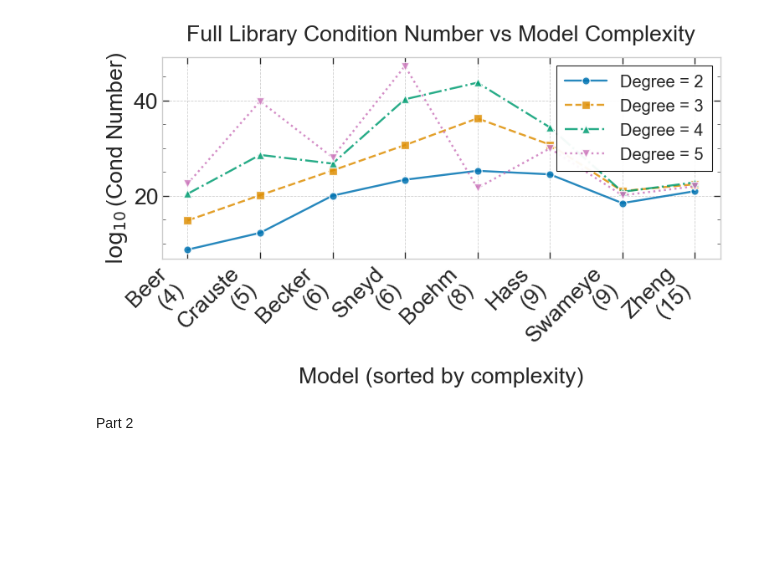
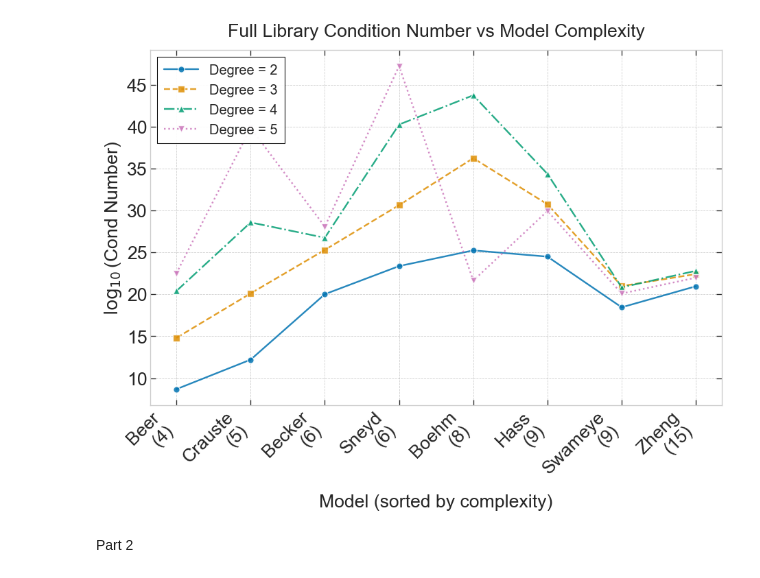
Before and after one commit to mjayadharan/IllposedLearning, a Jupyter notebook: Figure3/Plot_3.ipynb, the cells around one changed output. Saved outputs shown, nothing was run; the diff lists cells and outputs as text; code cells hidden in the pictures; blank space fills up the shorter version.

```diff
--- a/Figure3/Plot_3.ipynb
+++ b/Figure3/Plot_3.ipynb
@@ -125,7 +125,7 @@ sorted_models = [models[i] for i in sorted_indices]
 sorted_states = [states[i] for i in sorted_indices]
 
 # Create figure for Plot 2: Model Complexity vs Condition Number
-plt.figure(figsize=(8.2677, 5.1181),dpi=96)
+plt.figure(figsize=(10,8),dpi=96)
 
 # Plot data for each degree
 line_styles = ['-', '--', '-.', ':']
@@ -155,35 +155,35 @@ plt.xticks(range(len(sorted_models)),
 plt.xlabel('Model (sorted by complexity)', fontsize=font_size)
 plt.ylabel(r'$\log_{10}$(Cond Number)', fontsize=font_size)
 plt.title('Full Library Condition Number vs Model Complexity', fontsize=font_size,pad=15)
 plt.grid(True, alpha=0.4, linestyle='--', linewidth=0.6, color='gray')
 
 # Improve legend
-legend = plt.legend(loc='upper right',
+legend = plt.legend(loc='upper left',
                     frameon=True,
                     framealpha=0.95,
                     fontsize=15,
                     handlelength=2.5,
                     borderpad=0.5,
                     edgecolor='black',
                     facecolor='white')
 # Set border line width
 legend.get_frame().set_linewidth(0.8)
 legend.get_frame().set_edgecolor('black')
 
 # Add minor ticks
 from matplotlib.ticker import MultipleLocator
 ax = plt.gca()
 ax.yaxis.set_minor_locator(MultipleLocator(5))
 ax.tick_params(which='both', direction='in', top=True, right=True)
 ax.tick_params(which='major', length=6, width=1.0)
 ax.tick_params(which='minor', length=3, width=0.5)
 
 plt.tight_layout()
 plt.savefig(out_path_plots3 / "Cond_full_model.svg",
             bbox_inches="tight", pad_inches=0.02)
 plt.show()
 # %% [output]
-[figure, old version]
+[figure, new version]
 # %% [markdown]
 Part 2
 # %%
```
Also changed, not shown: parts of 3 cells of this notebook.
